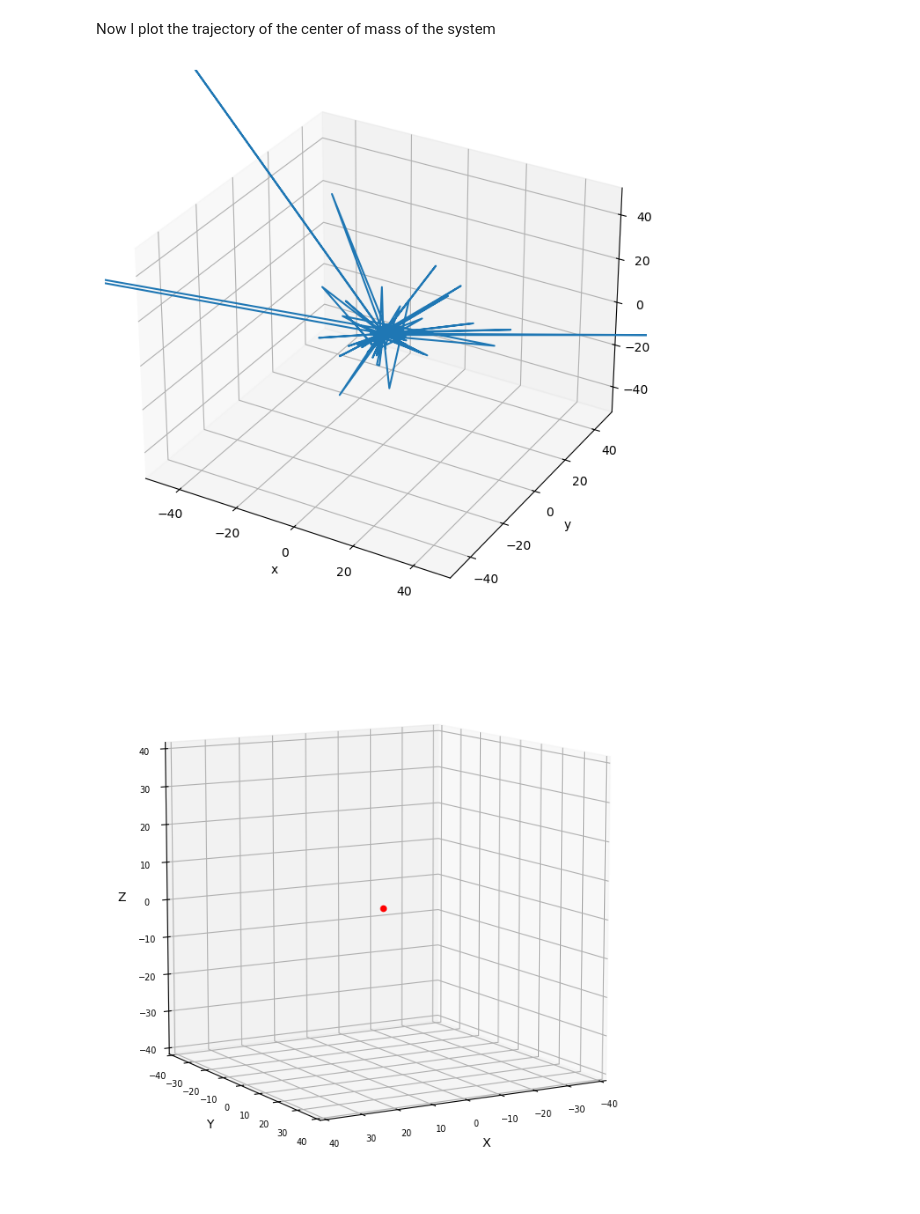
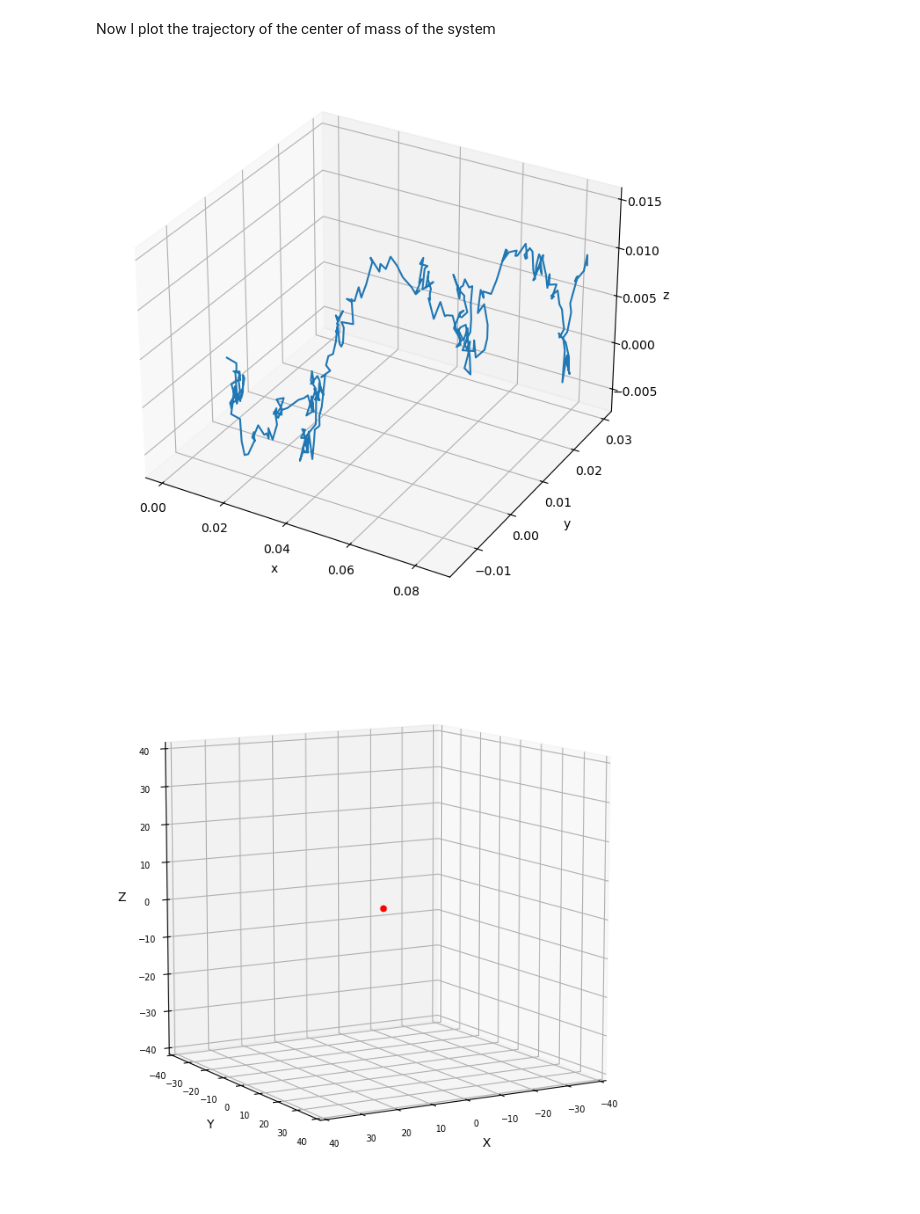
Before and after one commit to SimoneArienti/Galaxies-and-Dynamics, a Jupyter notebook: Project/Exam_Analysis.ipynb, the cells around one changed output. Saved outputs shown, nothing was run; the diff lists cells and outputs as text; code cells hidden in the pictures.

```diff
--- a/Project/Exam_Analysis.ipynb
+++ b/Project/Exam_Analysis.ipynb
@@ -117,3 +105,3 @@ def dati (data,N,M_tot,M_p):
 # %%
-x,y,z,v_x,v_y,v_z,r,time = dati(data, N, M, M_p)
+x,y,z,cm_x,cm_y,cm_z,v_x,v_y,v_z,cm_vx,cm_vy,cm_vz,r,r_cm,time = dati(data, N, M)
 # %% [output]
@@ -215,20 +194,20 @@ Now I plot the trajectory of the center of mass of the system
 # %%
 fig, ax = plt.subplots(subplot_kw=dict(projection='3d'), figsize=(8,8))
 
-ax.plot(x_cm, y_cm, z_cm, label=f"CM", linestyle='-')
+ax.plot(cm_x, cm_y, cm_z, label=f"CM", linestyle='-')
 
 
 ax.set_xlabel("x")
 ax.set_ylabel("y")
 ax.set_zlabel("z")
 
-ax.set_xlim(-50, 50)
-ax.set_ylim(-50, 50)
-ax.set_zlim(-50, 50)
+#ax.set_xlim(-50, 50)
+#ax.set_ylim(-50, 50)
+#ax.set_zlim(-50, 50)
 
 plt.show()
 # %% [output]
-[figure, old version]
+[figure, new version]
 # %%
 #plot------------------------------------------------------------------------------
 
```
Also changed, not shown: parts of 16 cells of this notebook.
